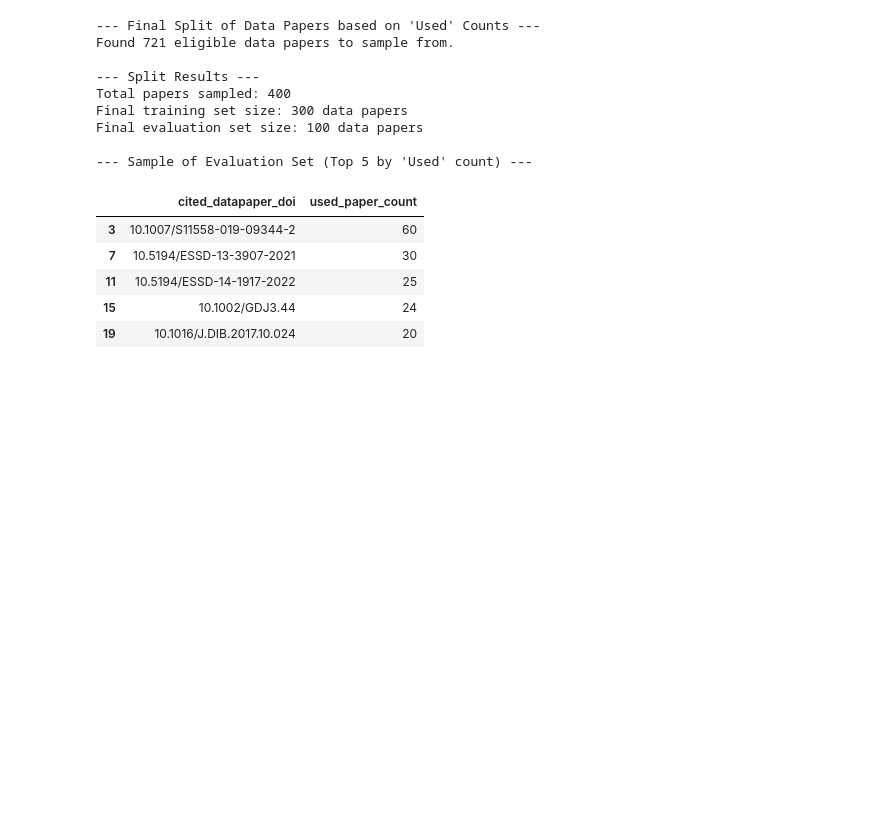
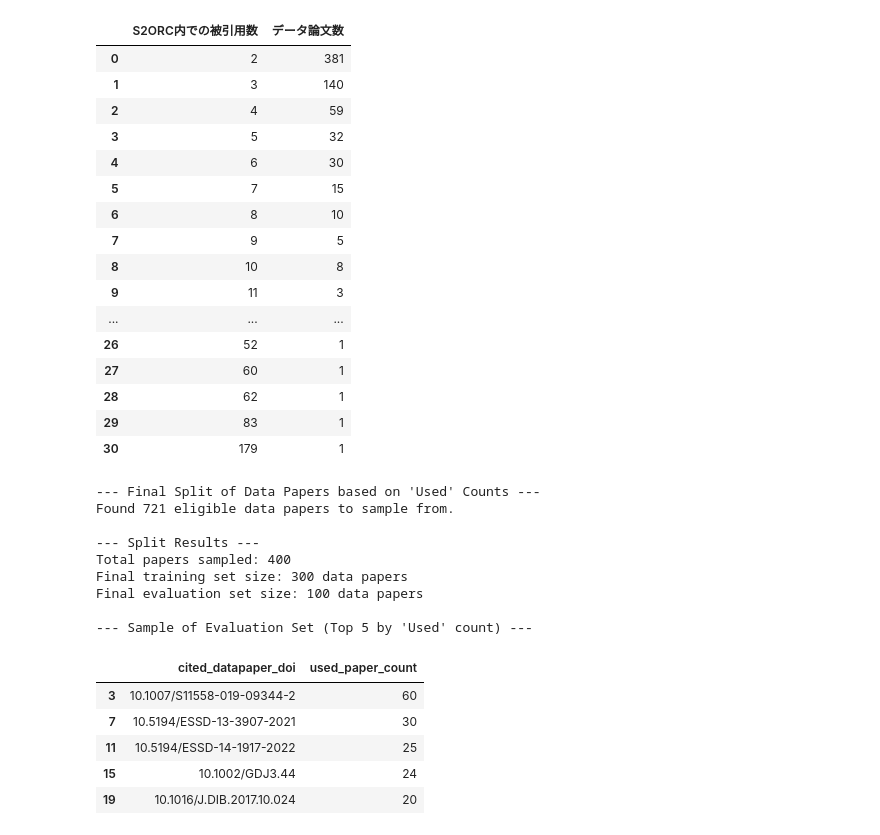
Before and after one commit to ku6kaw/S2ORCRanker, a Jupyter notebook: notebooks/05_split_datapapers.ipynb, the cells around one changed output. Cells and saved outputs as stored; diff of their text form; code cells hidden in the pictures; blank space fills up the shorter version.

```diff
--- a/notebooks/05_split_datapapers.ipynb
+++ b/notebooks/05_split_datapapers.ipynb
@@ -104,0 +105,76 @@ Name: used_paper_count, dtype: float64
+# %%
+import pandas as pd
+import sqlite3
+import os
+from IPython.display import display
+
+# --- Step 1: 設定 ---
+DB_PATH = "../data/processed/s2orc_filtered.db"
+
+# --- Step 2: データベースの分析 ---
+
+def analyze_used_paper_count_frequency():
+    """
+    'Used'と判定された論文が2件以上あるデータ論文を対象に、
+    被引用数ごとのデータ論文数を集計し、表として表示する。
+    """
+    print("--- Analyzing Frequency of 'Used' Paper Counts ---")
+
+    if not os.path.exists(DB_PATH):
+        print(f"❌ Error: Database file not found at {DB_PATH}")
+        return
+
+    try:
+        with sqlite3.connect(DB_PATH) as conn:
+            # テーブルの存在を確認
+            cursor = conn.cursor()
+            cursor.execute("SELECT name FROM sqlite_master WHERE type='table' AND name='positive_candidates'")
+            if cursor.fetchone() is None:
+                print("⚠️ `positive_candidates` table not found.")
+                return
+
+            # --- 2.1: 'Used'と判定された論文をデータ論文ごとに集計 ---
+            query = """
+                SELECT
+                    cited_datapaper_doi,
+                    COUNT(citing_doi) AS used_paper_count
+                FROM
+                    positive_candidates
+                WHERE
+                    llm_annotation_status = 1
+                GROUP BY
+                    cited_datapaper_doi
+                HAVING
+                    COUNT(citing_doi) >= 2;
+            """
+            df_counts = pd.read_sql_query(query, conn)
+
+            if df_counts.empty:
+                print("\nNo data papers found with 2 or more 'Used' citing papers.")
+                return
+
+            # --- 2.2: 被引用数ごとのデータ論文数を集計（頻度分布） ---
+            # value_counts()で各引用数の出現回数をカウント
+            df_frequency = df_counts['used_paper_count'].value_counts().reset_index()
+
+            # カラム名を日本語にリネーム
+            df_frequency.columns = ['S2ORC内での被引用数', 'データ論文数']
+
+            # 被引用数でソート
+            df_frequency = df_frequency.sort_values(by='S2ORC内での被引用数').reset_index(drop=True)
+
+            # --- 2.3: 結果を表示 ---
+            print(f"\n--- Frequency Table of 'Used' Paper Counts ---")
+            print(f"ペア作成が可能なデータ論文の総数: {len(df_counts):,}")
+
+            # 表全体を表示
+            with pd.option_context('display.max_rows', None):
+                display(df_frequency)
+
+
+    except Exception as e:
+        print(f"💥 An error occurred: {e}")
+
+# --- 実行 ---
+analyze_used_paper_count_frequency()
+# %% [output]
@@ -105,3 +185,20 @@ Name: used_paper_count, dtype: float64
+|  | S2ORC内での被引用数 | データ論文数 |
+| 0 | 2 | 381 |
+| 1 | 3 | 140 |
+| 2 | 4 | 59 |
+| 3 | 5 | 32 |
+| 4 | 6 | 30 |
+| 5 | 7 | 15 |
+| 6 | 8 | 10 |
+| 7 | 9 | 5 |
+| 8 | 10 | 8 |
+| 9 | 11 | 3 |
+| ... | ... | ... |
+| 26 | 52 | 1 |
+| 27 | 60 | 1 |
+| 28 | 62 | 1 |
+| 29 | 83 | 1 |
+| 30 | 179 | 1 |
 # %%
 import pandas as pd
 import sqlite3
```
Also changed, not shown: parts of 4 cells of this notebook, 6 other files.
